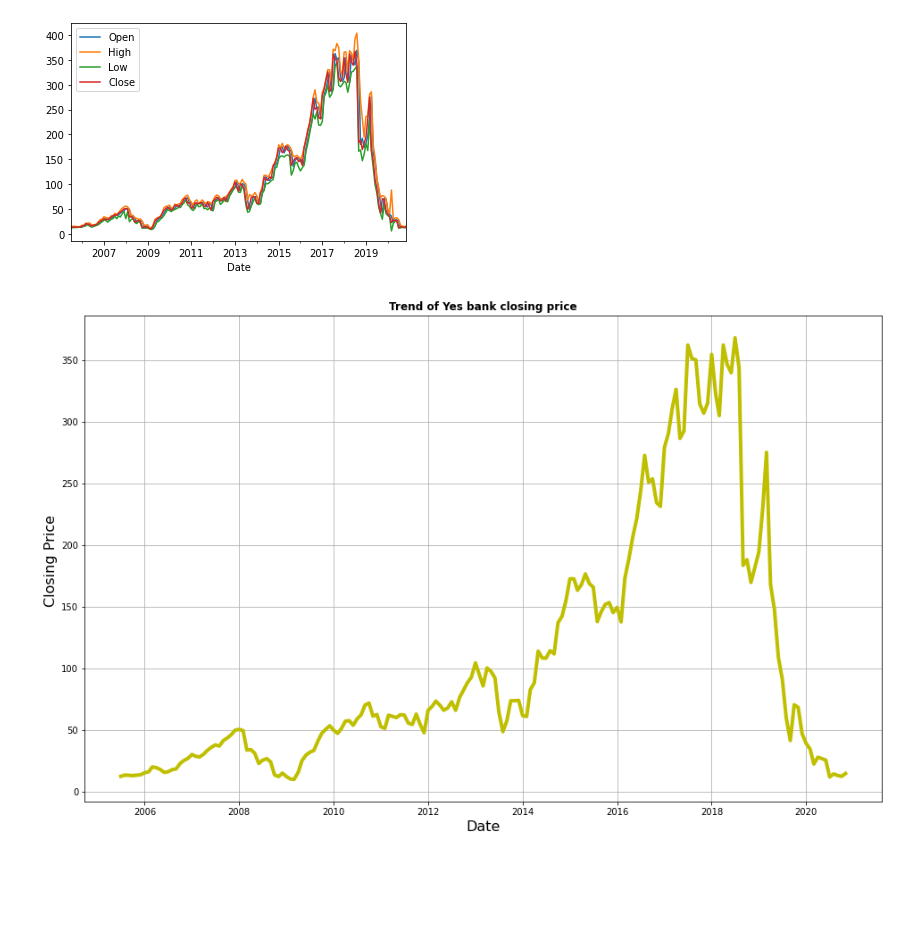
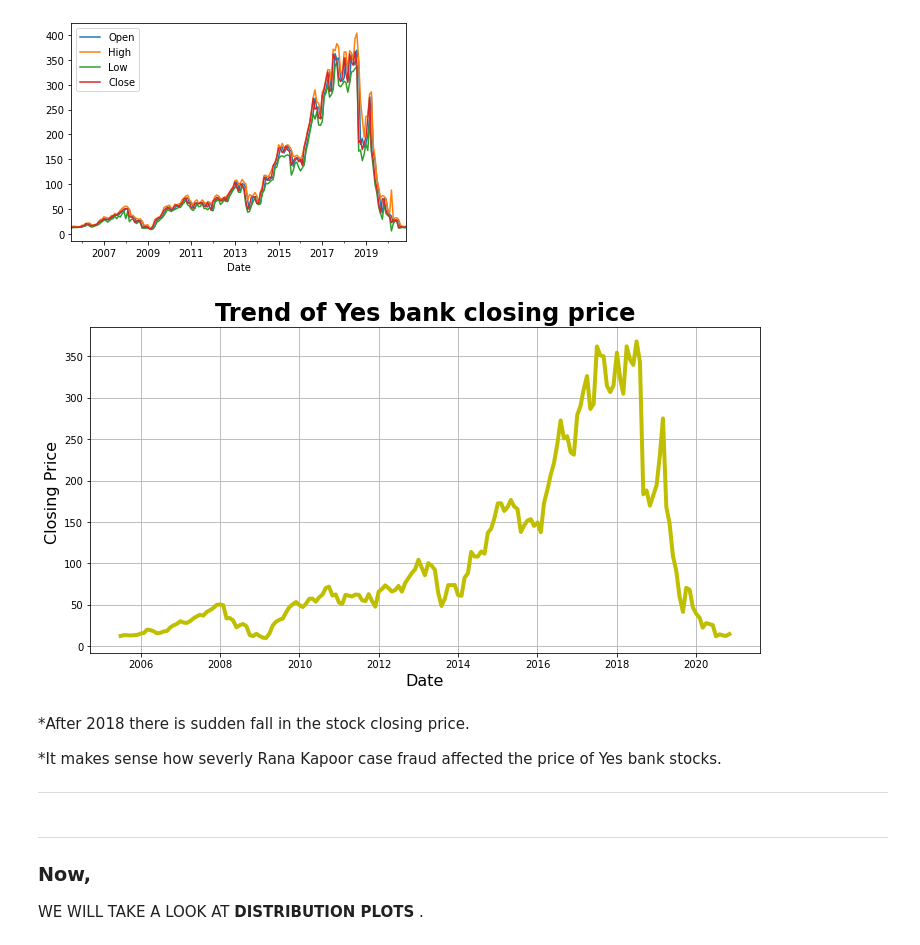
Before and after one commit to kunalNbadgujar/YES-BANK-STOCK-CLOSING-PRICE-PREDICTION, a Jupyter notebook: team_YESBANK_STOCK_CLOSING_PRICE_PREDICTION.ipynb, the cells around one changed output. Drawn from its saved outputs; the diff is of its cells as text; code cells hidden in the pictures; blank space fills up the shorter version.

```diff
--- a/team_YESBANK_STOCK_CLOSING_PRICE_PREDICTION.ipynb
+++ b/team_YESBANK_STOCK_CLOSING_PRICE_PREDICTION.ipynb
@@ -185,12 +185,29 @@ stock_price.plot.line()
 <matplotlib.axes._subplots.AxesSubplot at 0x...>
 [figure]
 # %%
-plt.figure(figsize = (16,10))
+plt.figure(figsize = (12,6))
 plt.grid(True)
-plt.title('Trend of Yes bank closing price',fontweight = 'bold')
+plt.title('Trend of Yes bank closing price',fontweight = 'bold',fontsize=24)
 plt.plot(df['Date'],df['Close'],color='y',linewidth=4)
 plt.xlabel('Date',fontsize = 16)
 plt.ylabel('Closing Price ',fontsize = 16)
 plt.show()
 # %% [output]
-[figure, old version]
+[figure, new version]
+# %% [markdown]
+*After 2018 there is sudden fall in the stock closing price.
+
+*It makes sense how severly Rana Kapoor case fraud affected the price of Yes bank stocks.
+
+
+
+---
+# %% [markdown]
+
+
+---
+
+
+### **Now,**
+
+WE WILL TAKE A LOOK AT **DISTRIBUTION PLOTS** .
```
Also changed, not shown: parts of 7 cells of this notebook.
